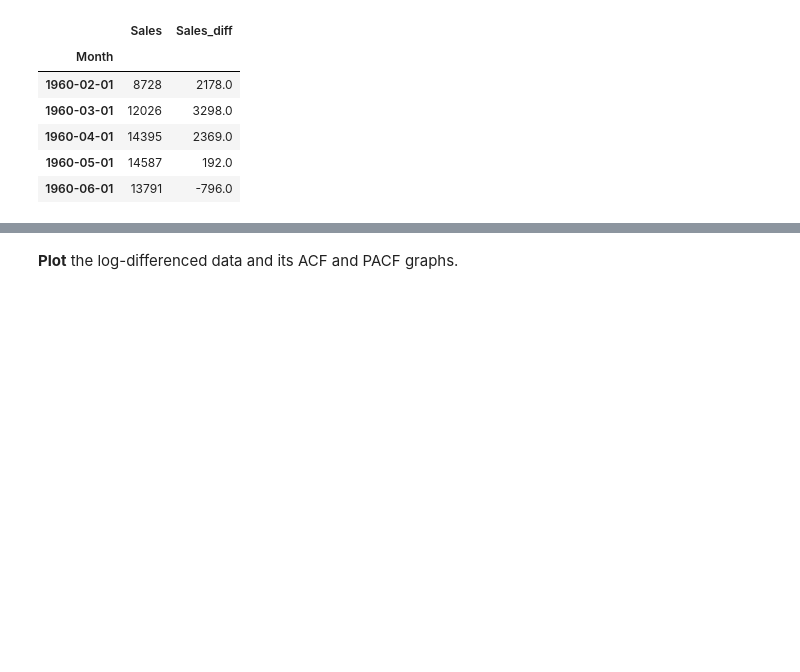
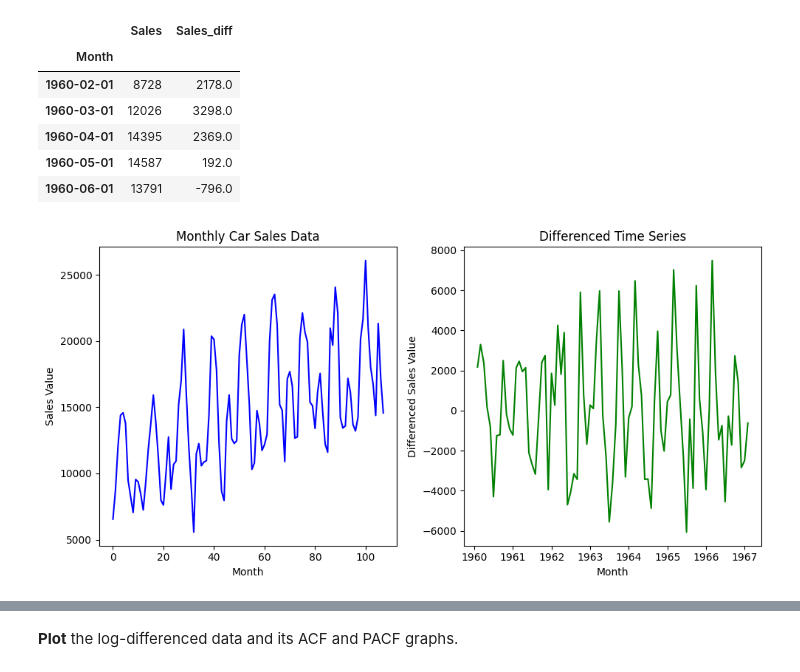
Before and after one commit to aymuos/masters-practise-repo, a Jupyter notebook: TSA_MonthlyCar_ds.ipynb, the cells around one changed output, grey strips where cells are left out. Cells and saved outputs as stored; diff of their text form; code cells hidden in the pictures; blank space fills up the shorter version.

```diff
--- a/TSA_MonthlyCar_ds.ipynb
+++ b/TSA_MonthlyCar_ds.ipynb
@@ -200,3 +228,25 @@ train_data.head()
 | 1960-04-01 | 14395 | 2369.0 |
 | 1960-05-01 | 14587 | 192.0 |
 | 1960-06-01 | 13791 | -796.0 |
+# %%
+# Visualize the results
+plt.figure(figsize=(10, 5))
+
+# Original time series
+plt.subplot(1, 2, 1)
+plt.plot(df['Sales'], color = 'blue')
+plt.title('Monthly Car Sales Data')
+plt.xlabel('Month')
+plt.ylabel('Sales Value')
+
+# Differenced
+plt.subplot(1, 2, 2)
+plt.plot(train_data['Sales_diff'], color = 'green')
+plt.title('Differenced Time Series')
+plt.xlabel('Month')
+plt.ylabel('Differenced Sales Value')
+
+plt.tight_layout()
+plt.show()
+# %% [output]
+[figure, added]
```
Also changed, not shown: parts of 9 cells of this notebook.
